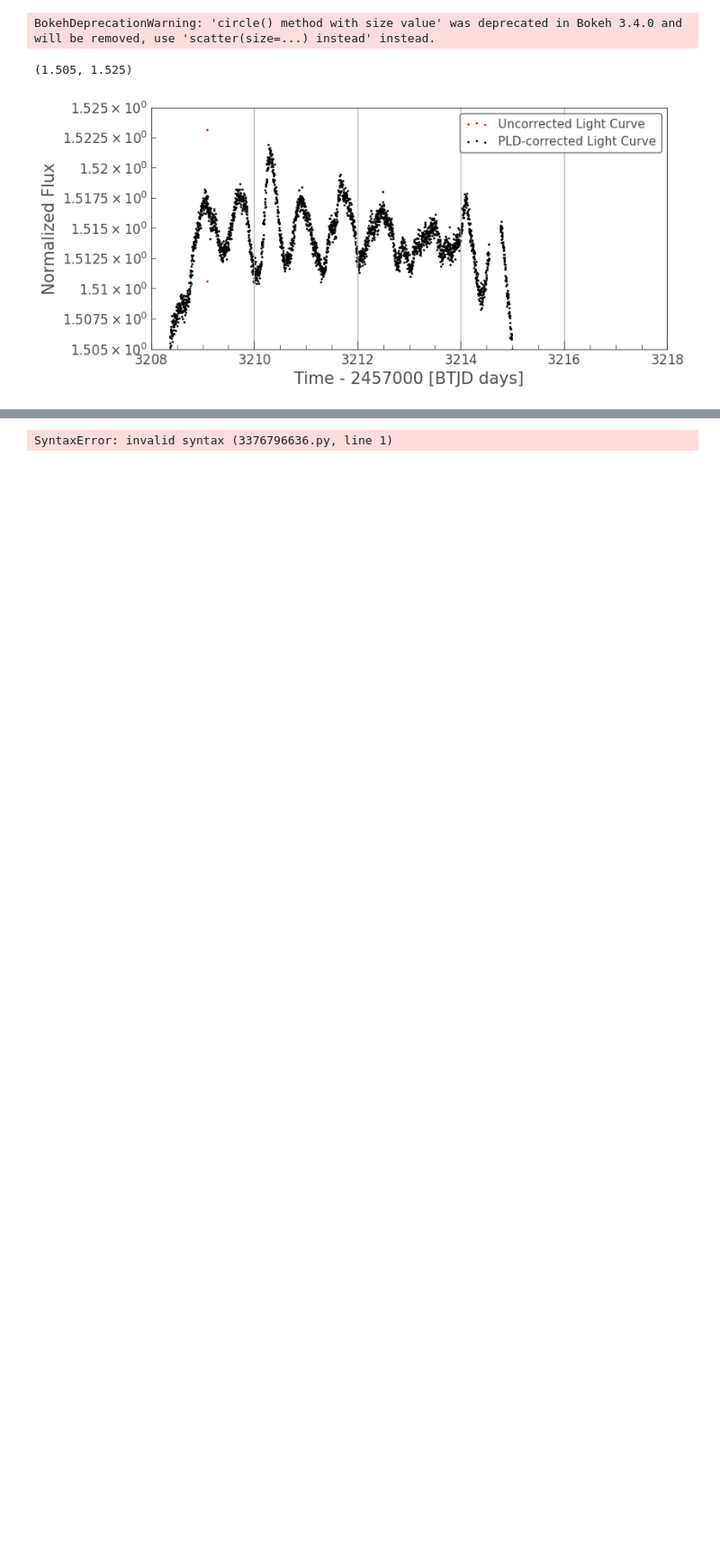
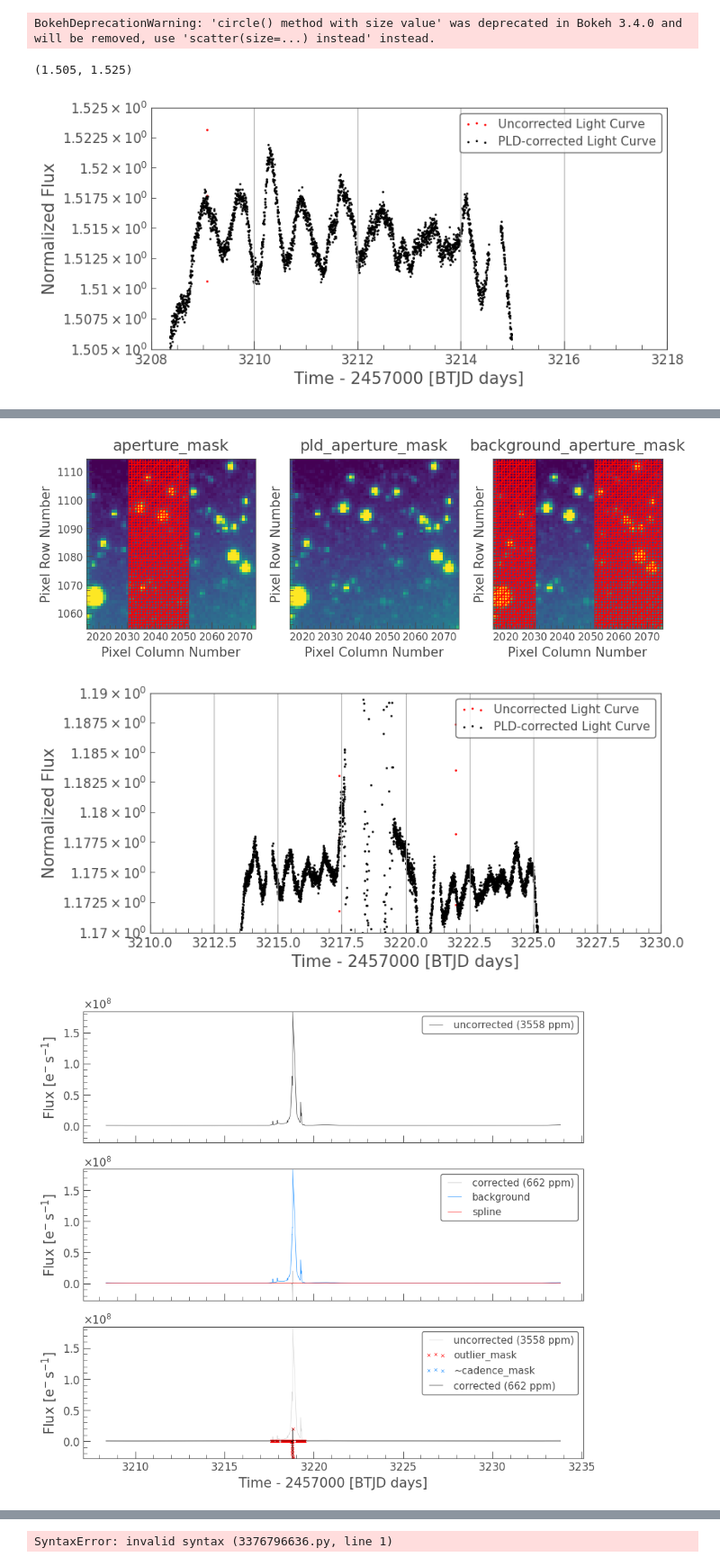
Before and after one commit to kenny-phan/tess-ice-giants, a Jupyter notebook: Lightcurves.ipynb, the cells around one changed output, grey strips where cells are left out. Shown at 90% size. Cells and saved outputs as stored; diff of their text form; code cells hidden in the pictures; blank space fills up the shorter version.

```diff
--- a/Lightcurves.ipynb
+++ b/Lightcurves.ipynb
@@ -190,0 +215,6 @@ background_aperture = homemadeAperture(dimensions, 0, 15, 0, 60) + homemadeApert
+# %%
+middle_pld = applyPLD(middle_tpf, middle_aperture, middle_bg_aperture, "log", 3210, 3230, 1.17, 1.19)
+# %% [output]
+[figure, added]
+[figure, added]
+[figure, added]
```
Also changed, not shown: parts of 10 cells of this notebook, 1 other file.
